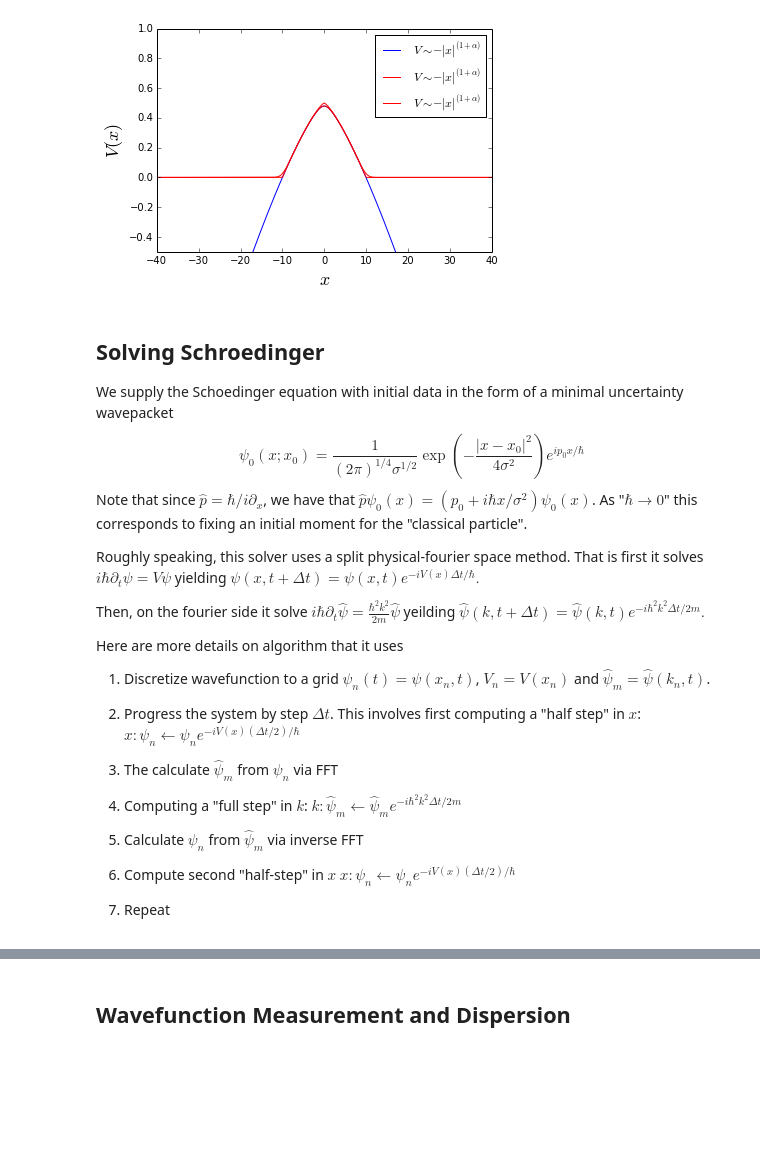
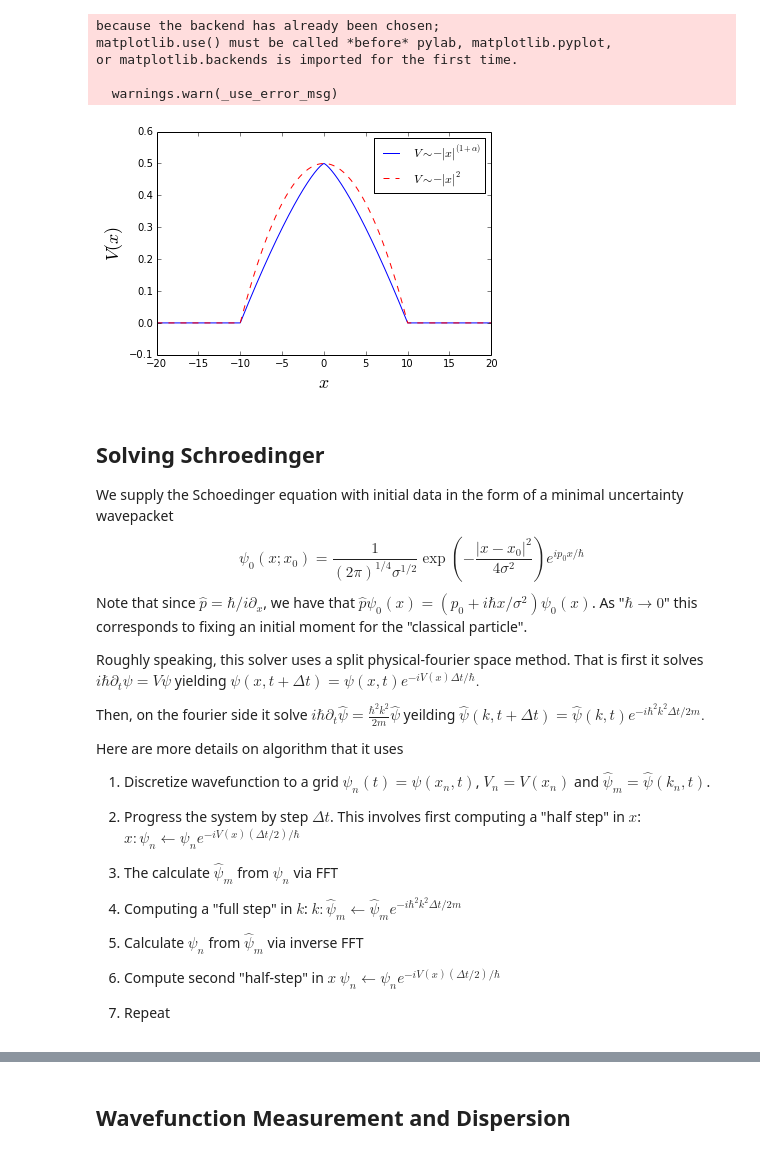
Before and after one commit to khadetushar/pySchrodinger, a Jupyter notebook: 1D Schroedinger Solver.ipynb, the cells around one changed output, grey strips where cells are left out. Cells and saved outputs as stored; diff of their text form; code cells hidden in the pictures; blank space fills up the shorter version.

```diff
--- a/1D Schroedinger Solver.ipynb
+++ b/1D Schroedinger Solver.ipynb
@@ -74,12 +74,17 @@ def fbm(n, H = 0.75):
 def bumpfunction(x, w):
     return np.piecewise(x, [abs(x) < w, abs(x) >= w], [1, 0])
 
+def BrownianPotential(n, alpha):
+    return fbm(n, H = alpha)
+
+def SmoothedBrownianPotential(ell, n, alpha):
+    return ndimage.gaussian_filter(BrownianPotential(n, alpha), ell)
+
 #################### Potentials
 
 def ConicalPotential(x, e, zero = 1):
     v = zero**e
     return .5*((1./v)*(v - np.abs(x)**(e)))
-
 
 def LocalConicalPotential(x, e, zero = 1):
     return ConicalPotential(x, e, zero)*bumpfunction(x, zero)
@@ -89,36 +94,30 @@ def SmoothedConicalPotential(ell, x, e, zero = 1):
 
 def localizedSmoothPotential(ell, x, e, zero = 1):
     return  ndimage.gaussian_filter(LocalConicalPotential(x, e, zero), ell)
-
-
-
-def BrownianPotential(n, alpha):
-    return fbm(n, H = alpha)
-
-def SmoothedBrownianPotential(ell, n, alpha):
-    return ndimage.gaussian_filter(BrownianPotential(n, alpha), ell)
+# %% [output]
+because the backend has already been chosen;
+matplotlib.use() must be called *before* pylab, matplotlib.pyplot,
+or matplotlib.backends is imported for the first time.
+
+  warnings.warn(_use_error_msg)
 # %%
 def PlotPotential(e, ell, zero = 1):
     xfine = np.arange(-100, 100, .01).astype(np.float)
     ax = plt.figure().add_subplot(111)
     ax.plot(xfine,
-            SmoothedConicalPotential(ell, xfine, e, zero),'b-',
-            label = '$V\\sim -|x|^{(1+ \\alpha)}$',
-            color = 'blue')
-    ax.plot(xfine,
-            LocalConicalPotential(xfine, e, zero),'r-',
+            localizedSmoothPotential(ell, xfine, e, zero),'b-',
             label = '$V\\sim -|x|^{(1+ \\alpha)}$')
     ax.plot(xfine,
-            localizedSmoothPotential(ell, xfine, e, zero),'r-',
-            label = '$V\\sim -|x|^{(1+ \\alpha)}$')
+            localizedSmoothPotential(ell, xfine, 2, zero),'r--',
+            label = '$V\\sim -|x|^{2}$')
     ax.legend(loc = "best")
-    ax.set_xlim(-40, 40)
-    ax.set_ylim(-.5, 1)
+    ax.set_xlim(-20, 20)
+    ax.set_ylim(-.1, .6)
     ax.set_xlabel('$x$', fontsize = 18)
     ax.set_ylabel('$V(x)$', fontsize = 18)
-PlotPotential(1.3, 100, zero = 10)
+PlotPotential(1.3, 0, zero = 10)
 # %% [output]
-[figure, old version]
+[figure, new version]
 # %% [markdown]
 Solving Schroedinger
 -----
@@ -166,7 +165,7 @@ $
 
 6) Compute second "half-step" in $x$
 $
-x: \psi_n \leftarrow \psi_ne^{-iV(x) (\Delta t/2)/\hbar}
+\psi_n \leftarrow \psi_ne^{-iV(x) (\Delta t/2)/\hbar}
 $
 
 7) Repeat
```
Also changed, not shown: parts of 7 cells of this notebook.
